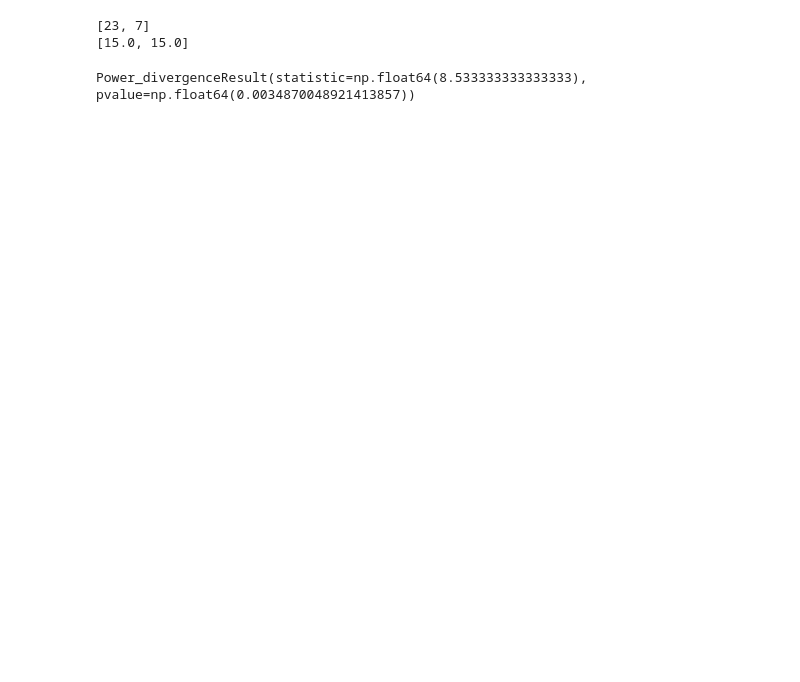
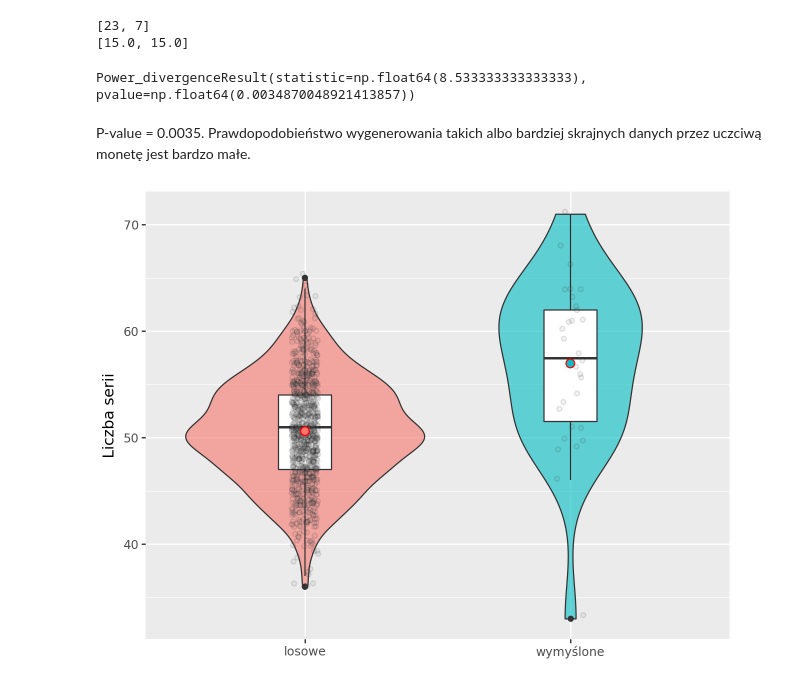
Before and after one commit to blakocha/ADRPY2025, a Jupyter notebook: Notatki_20251123_13.ipynb, the cells around one changed output. Drawn from its saved outputs; the diff is of its cells as text; code cells hidden in the pictures; blank space fills up the shorter version.

```diff
--- a/Notatki_20251123_13.ipynb
+++ b/Notatki_20251123_13.ipynb
@@ -77,3 +89,21 @@ stats.chisquare(f_obs=observed, f_exp=expected)
 [23, 7]
 [15.0, 15.0]
 Power_divergenceResult(statistic=np.float64(8.533333333333333), pvalue=np.float64(0.0034870048921413857))
+# %% [markdown]
+P-value = 0.0035. Prawdopodobieństwo wygenerowania takich albo bardziej skrajnych danych przez uczciwą monetę jest bardzo małe.
+# %%
+import numpy as np
+from plotnine import *
+
+(
+    ggplot(dane, aes(x='fake2', y='liczba_serii', fill='fake2'))
+    + geom_violin(alpha=0.6)
+    + geom_boxplot(fill="white", width=0.2)
+    + geom_jitter(width=0.05, alpha=0.1, size=1.5, fill="gray")
+    + stat_summary(fun_y=np.mean, geom='point', color='red', size=3)
+    + labs(x='fake2', y='liczba_serii')
+    + guides(fill=False)
+    + labs(x="", y = "Liczba serii")
+)
+# %% [output]
+[figure, added]
```
Also changed, not shown: parts of 6 cells of this notebook.
